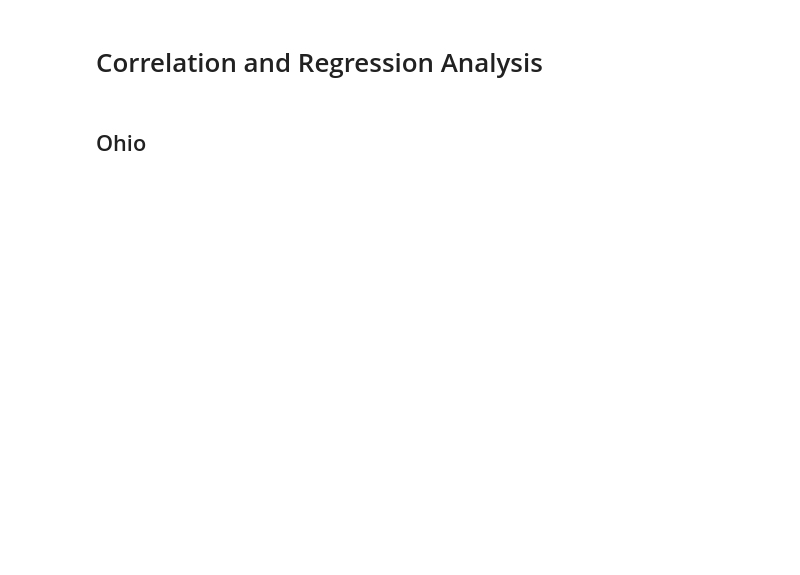
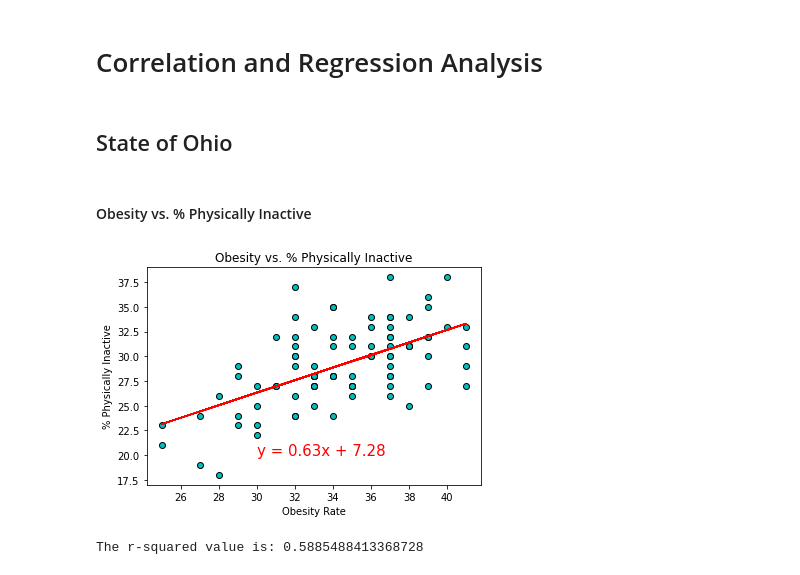
Before and after one commit to katrinan029/project-movat, a Jupyter notebook: Project code.ipynb, the cells around one changed output. Drawn from its saved outputs; the diff is of its cells as text; code cells hidden in the pictures; blank space fills up the shorter version.

```diff
--- a/Project code.ipynb
+++ b/Project code.ipynb
@@ -114,6 +114,7 @@ selected_states.head()
 
 selected_states_copy = selected_states.copy()
 selected_states_copy["FIPS"] = selected_states["FIPS"].astype(int)
+selected_states_copy["Median Income"] = selected_states["Median Income"].astype(int)
 selected_states_copy.dtypes
 # %% [output]
 County and State    object
@@ -211,4 +200,26 @@ merged_df.dropna()
 # %% [markdown]
 # Correlation and Regression Analysis
 # %% [markdown]
-## Ohio
+## State of Ohio
+# %% [markdown]
+#### Obesity vs. % Physically Inactive
+# %%
+ohio_analysis = merged_df.loc[merged_df["State"] == " Ohio" ]
+ohio_obesity_rate = ohio_analysis["% Adults with Obesity"]
+ohio_physical = ohio_analysis["% Physically Inactive"]
+
+(slope, intercept, rvalue, pvalue, stderr) = linregress(ohio_obesity_rate, ohio_physical)
+regress_values = ohio_obesity_rate * slope + intercept
+line_eq = "y = " + str(round(slope,2)) + "x + " + str(round(intercept,2))
+plt.scatter(ohio_obesity_rate,ohio_physical,color="c",edgecolors="black")
+plt.plot(ohio_obesity_rate,regress_values,"r-")
+plt.annotate(line_eq,(30,20),fontsize=15,color="red")
+plt.xlabel("Obesity Rate")
+plt.ylabel("% Physically Inactive")
+plt.title("Obesity vs. % Physically Inactive")
+plt.show()
+
+(print(f"The r-squared value is: {rvalue}"))
+# %% [output]
+[figure, added]
+The r-squared value is: 0.5885488413368728
```
Also changed, not shown: parts of 13 cells of this notebook.
